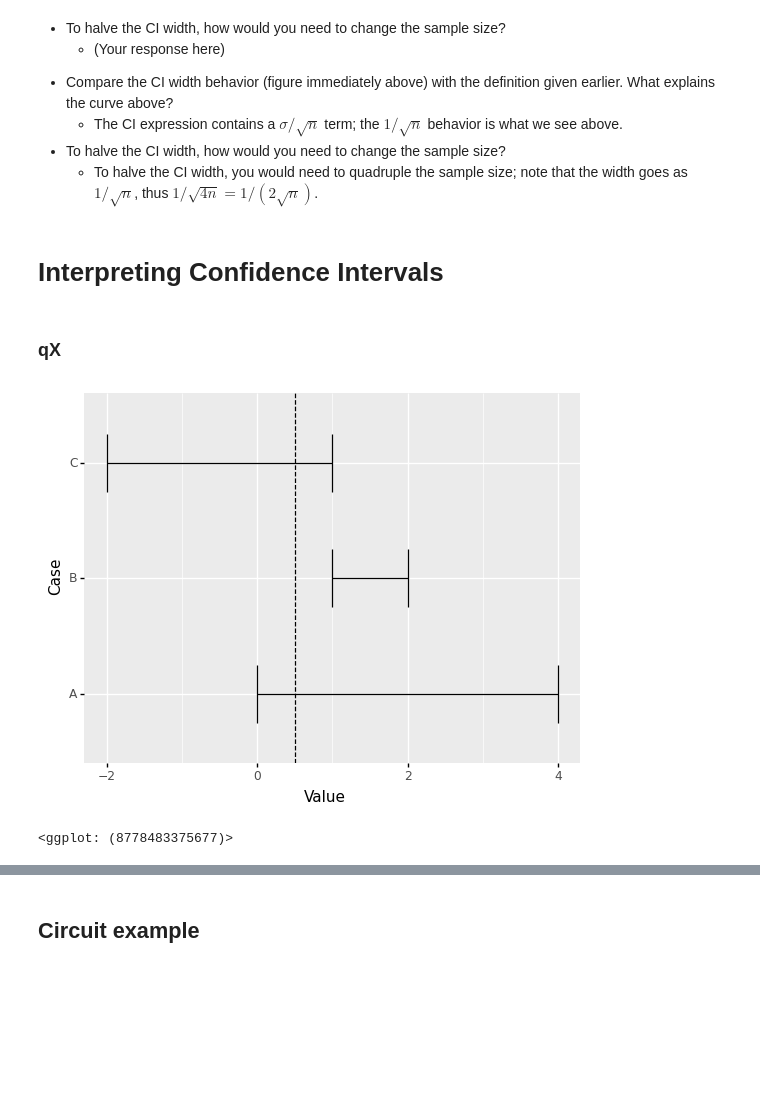
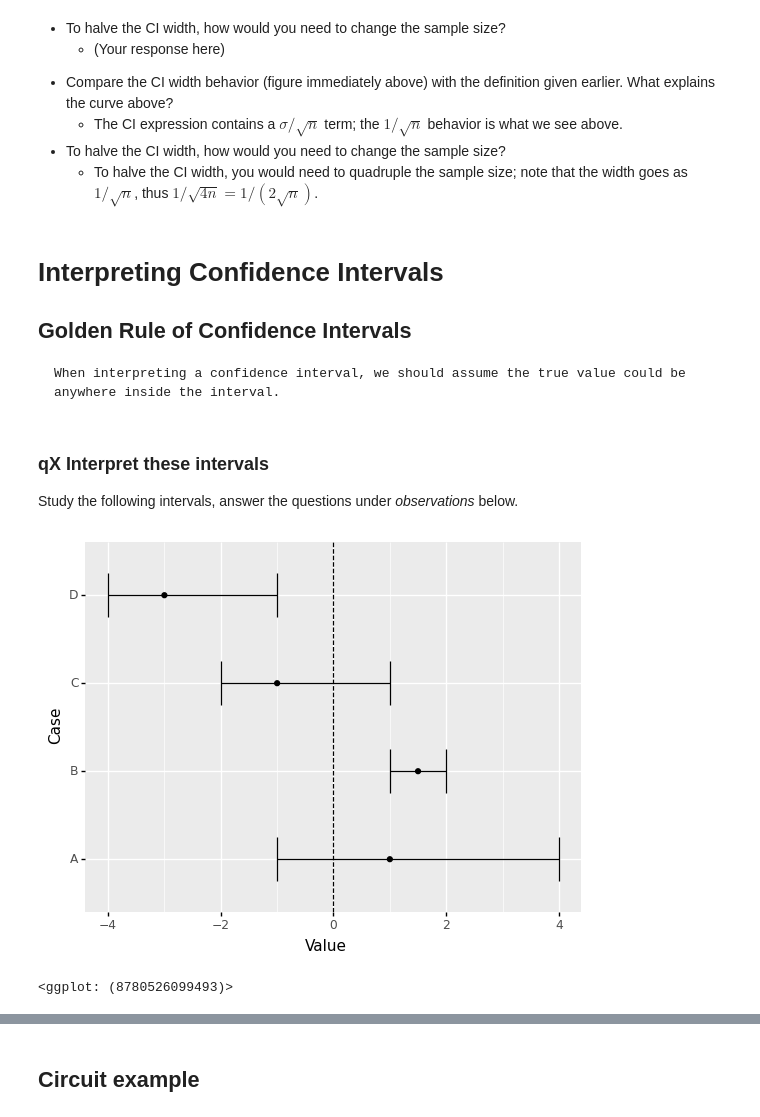
Before and after one commit to zdelrosario/evc-course, a Jupyter notebook: exercises/e-stat05-CI-master.ipynb, the cells around one changed output, grey strips where cells are left out. Saved outputs shown, nothing was run; the diff lists cells and outputs as text; code cells hidden in the pictures; blank space fills up the shorter version.

````diff
--- a/exercises/e-stat05-CI-master.ipynb
+++ b/exercises/e-stat05-CI-master.ipynb
@@ -212,24 +212,35 @@ for i in [10, 20, 40, 80, 160]:
 <!-- solution-end -->
 # %% [markdown]
 # Interpreting Confidence Intervals
+
+## Golden Rule of Confidence Intervals
+
+```{admonition} The "Golden Rule" for interpreting Confidence Intervals
+When interpreting a confidence interval, we should assume the true value could be anywhere inside the interval.
+```
 # %% [markdown]
-### __qX__
+### __qX__ Interpret these intervals
+
+Study the following intervals, answer the questions under *observations* below.
 # %%
+## NOTE: No need to edit; run and inspect
 (
     gr.df_make(
-        case=["A", "B", "C"],
-        x_lo=[  0,   1,  -2],
-        x_up=[  4,   2,   1],
+        case=["A", "B", "C", "D"],
+        x_lo=[ -1,   1,  -2,  -4],
+        x_mu=[  1, 1.5,  -1,  -3],
+        x_up=[  4,   2,   1,  -1],
     )
     >> gr.ggplot(gr.aes("case"))
     + gr.geom_errorbar(gr.aes(ymin="x_lo", ymax="x_up"))
-    + gr.geom_hline(yintercept=0.5, linetype="dashed")
+    + gr.geom_point(gr.aes(y="x_mu"))
+    + gr.geom_hline(yintercept=0, linetype="dashed")
     + gr.coord_flip()
     + gr.labs(
         y="Value",
         x="Case",
     )
 )
 # %% [output]
-[figure, old version]
+[figure, new version]
-<ggplot: (8778483375677)>
+<ggplot: (8780526099493)>
````
Also changed, not shown: parts of 9 cells of this notebook.
